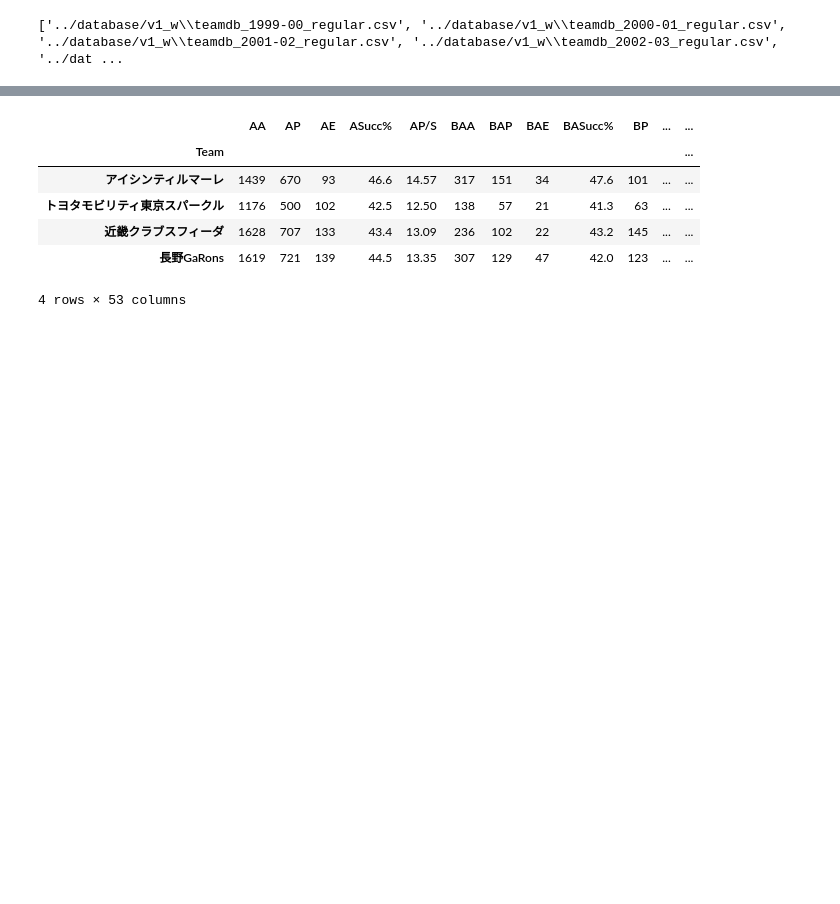
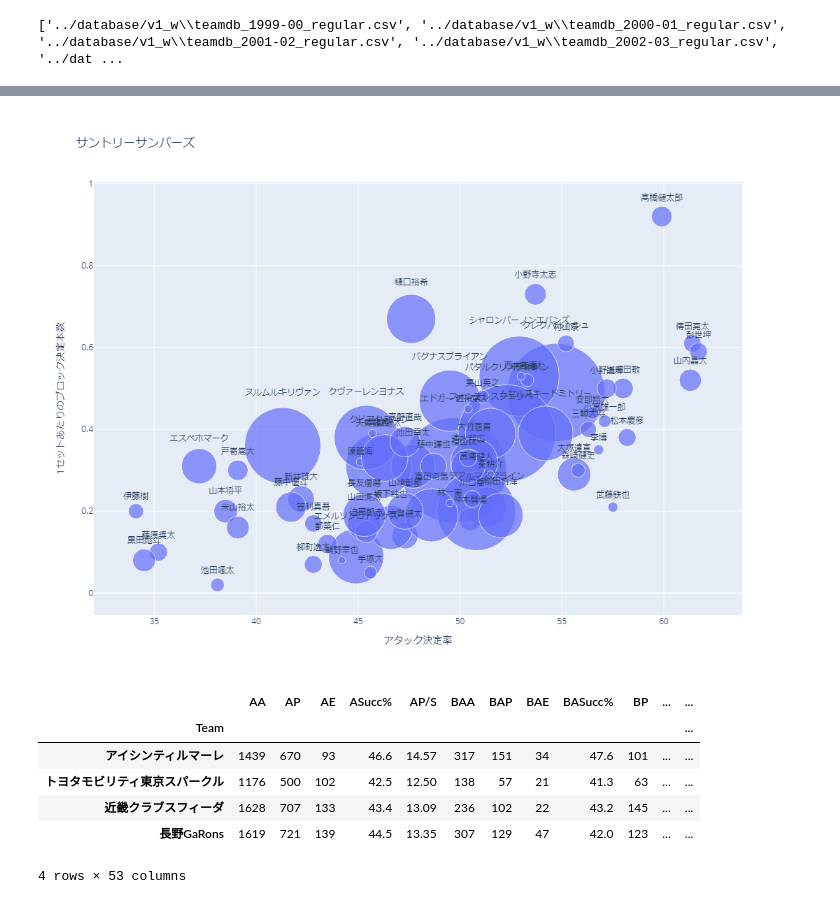
Before and after one commit to vleaguebot-lab/vleague_stats, a Jupyter notebook: graph/detail_data.ipynb, the cells around one changed output, grey strips where cells are left out. Cells and saved outputs as stored; diff of their text form; code cells hidden in the pictures; blank space fills up the shorter version.

```diff
--- a/graph/detail_data.ipynb
+++ b/graph/detail_data.ipynb
@@ -84,0 +192,17 @@ def stats_calc(df):
+# %%
+# team = 'サントリーサンバーズ'
+# color = 'red'
+# team_player = player_db[player_db['Team']==team]
+# team_player_total = team_player.groupby('Player').sum()
+# team_player_total = stats_calc(team_player_total)
+# team_player_total['Team'] = team
+# team_player_total = player_db[(player_db['チーム']==team)&(player_db['アタック打数']>=100)]
+team_player_total = player_db[(player_db['アタック打数']>=100)]
+# team_player_total = player_db[(player_db['チーム']==team)]
+# player = team_player_total.index
+player = list(team_player_total['名前'])
+print(player)
+color = dict_att_color[division][team]
+print(color)
+# team_player_total['Color'] = color
+team_player_total
@@ -85,3 +236,37 @@ def stats_calc(df):
+# %%
+# fig = px.scatter(team_player_total,x='ASucc%',y='BP/S',color='Team',size='Set',color_discrete_map=dict_att_color[division])
+fig = go.Figure()
+fig.add_trace(
+    go.Scatter(
+#         x=team_player_total['ASucc%'],
+#         y=team_player_total['BP/S'],
+        x=team_player_total['アタック決定率'],
+        y=team_player_total['ブロックセット平均'],
+
+        mode='markers+text',
+        marker={
+#             'size': team_player_total['Set']*0.3,
+            'size': team_player_total['アタック打数']*0.1,
+            'symbol': 'circle',
+#             'color': dict_att_color[division]
+#             'color': team,
+        },
+        text=player,
+        textposition='top center',
+    )
+)
+fig.update_layout(
+    xaxis={'title': 'アタック決定率'},
+    yaxis={'title': '1セットあたりのブロック決定本数'},
+    hovermode='closest',
+    hoverlabel_align='right',
+    title='{}'.format(team),
+    width=1000,
+    height=800
+)
+fig.show()
+# %% [output]
+[figure, added]
 # %%
 team_db_total = stats_calc(team_db_total)
 team_db_total
```
Also changed, not shown: parts of 12 cells of this notebook.
